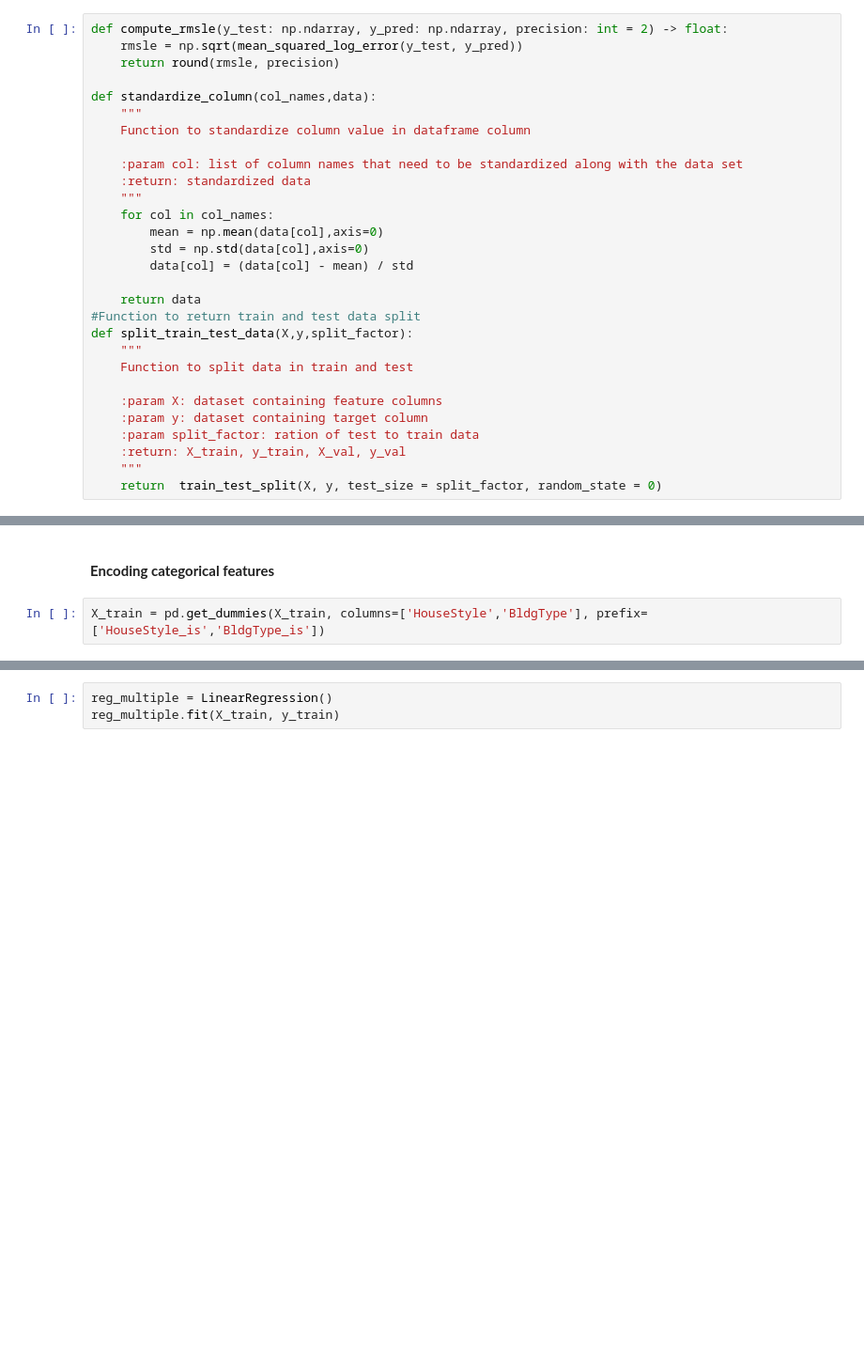
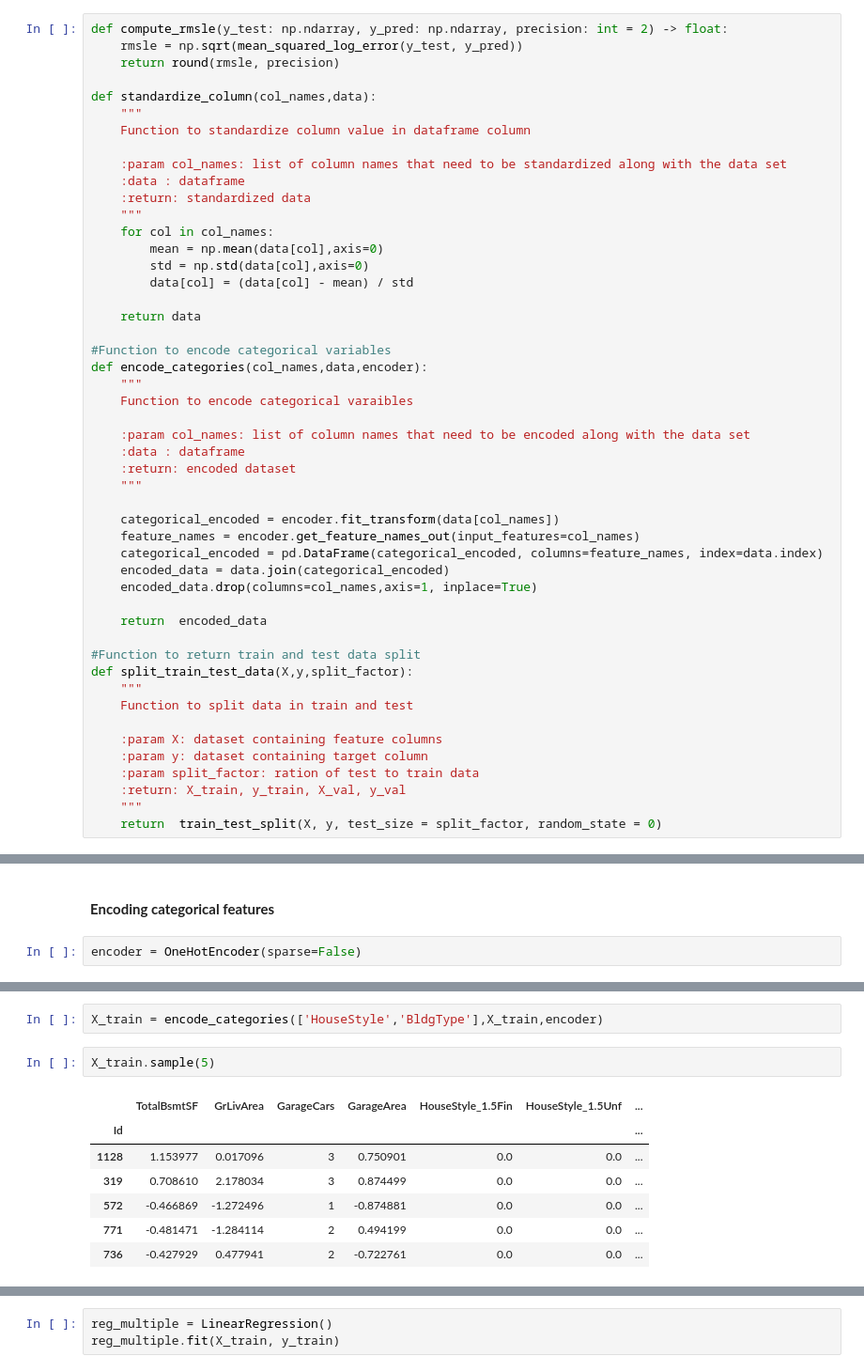
Before and after one commit to rahuljaikishen/house-price-prediction, a Jupyter notebook: notebooks/model-industrialization-1.ipynb, the cells around one changed output, grey strips where cells are left out. Shown at 94% size. Saved outputs shown, nothing was run; the diff lists cells and outputs as text; blank space fills up the shorter version.

Commit message:
using onehotencoder instead of get dummies for encoding categorical data

```diff
--- a/notebooks/model-industrialization-1.ipynb
+++ b/notebooks/model-industrialization-1.ipynb
@@ -28,7 +28,8 @@ def standardize_column(col_names,data):
     """
     Function to standardize column value in dataframe column
 
-    :param col: list of column names that need to be standardized along with the data set
+    :param col_names: list of column names that need to be standardized along with the data set
+    :data : dataframe
     :return: standardized data
     """
     for col in col_names:
@@ -37,6 +38,25 @@ def standardize_column(col_names,data):
         data[col] = (data[col] - mean) / std
 
     return data
+
+#Function to encode categorical variables
+def encode_categories(col_names,data,encoder):
+    """
+    Function to encode categorical varaibles
+
+    :param col_names: list of column names that need to be encoded along with the data set
+    :data : dataframe
+    :return: encoded dataset
+    """
+
+    categorical_encoded = encoder.fit_transform(data[col_names])
+    feature_names = encoder.get_feature_names_out(input_features=col_names)
+    categorical_encoded = pd.DataFrame(categorical_encoded, columns=feature_names, index=data.index)
+    encoded_data = data.join(categorical_encoded)
+    encoded_data.drop(columns=col_names,axis=1, inplace=True)
+
+    return  encoded_data
+
 #Function to return train and test data split
 def split_train_test_data(X,y,split_factor):
     """
@@ -111,4 +111,4 @@ Id
 # %% [markdown]
 <p style="margin-top:20px"><strong>Encoding categorical features</strong></p>
 # %%
-X_train = pd.get_dummies(X_train, columns=['HouseStyle','BldgType'], prefix=['HouseStyle_is','BldgType_is'])
+encoder = OneHotEncoder(sparse=False)
@@ -116,0 +115,12 @@ X_train = pd.get_dummies(X_train, columns=['HouseStyle','BldgType'], prefix=['Ho
+# %%
+X_train = encode_categories(['HouseStyle','BldgType'],X_train,encoder)
+# %%
+X_train.sample(5)
+# %% [output]
+|  | TotalBsmtSF | GrLivArea | GarageCars | GarageArea | HouseStyle_1.5Fin | HouseStyle_1.5Unf | ... |
+| Id |  |  |  |  |  |  | ... |
+| 1128 | 1.153977 | 0.017096 | 3 | 0.750901 | 0.0 | 0.0 | ... |
+| 319 | 0.708610 | 2.178034 | 3 | 0.874499 | 0.0 | 0.0 | ... |
+| 572 | -0.466869 | -1.272496 | 1 | -0.874881 | 0.0 | 0.0 | ... |
+| 771 | -0.481471 | -1.284114 | 2 | 0.494199 | 0.0 | 0.0 | ... |
+| 736 | -0.427929 | 0.477941 | 2 | -0.722761 | 0.0 | 0.0 | ... |
```
Also changed, not shown: parts of 19 cells of this notebook.
